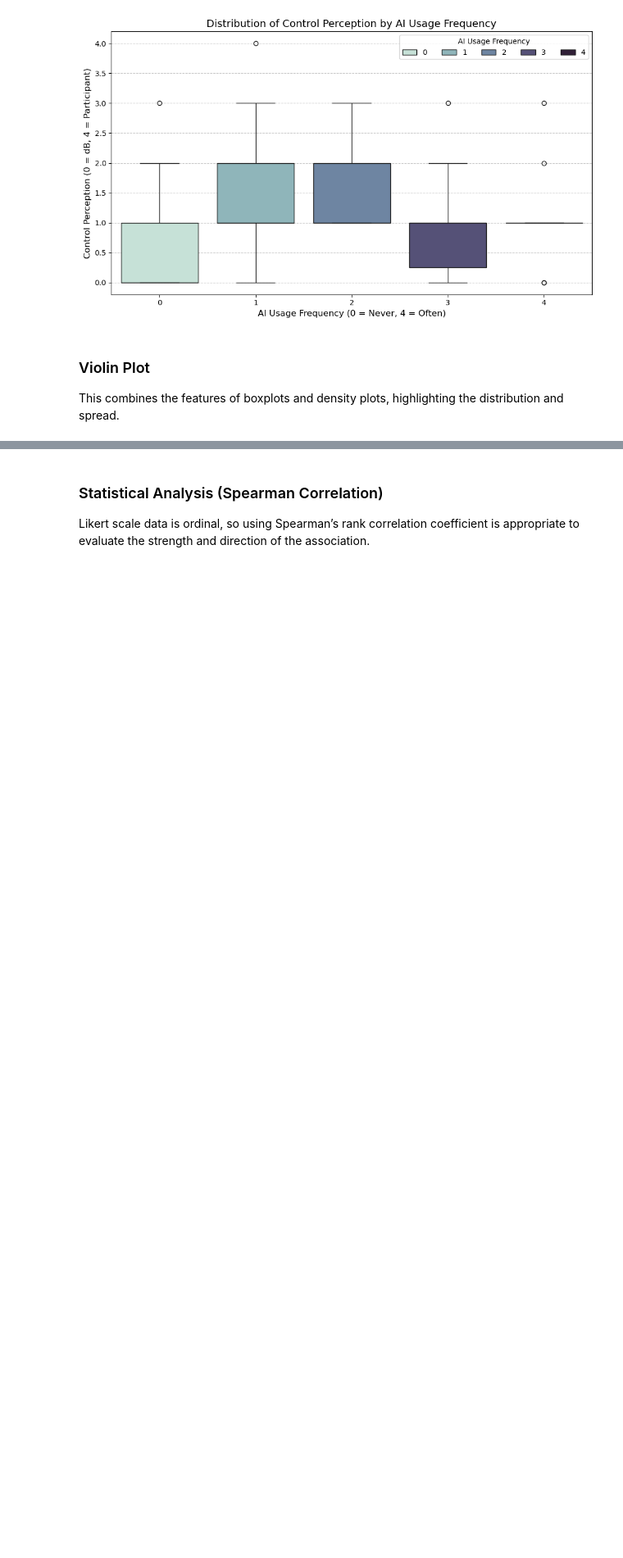
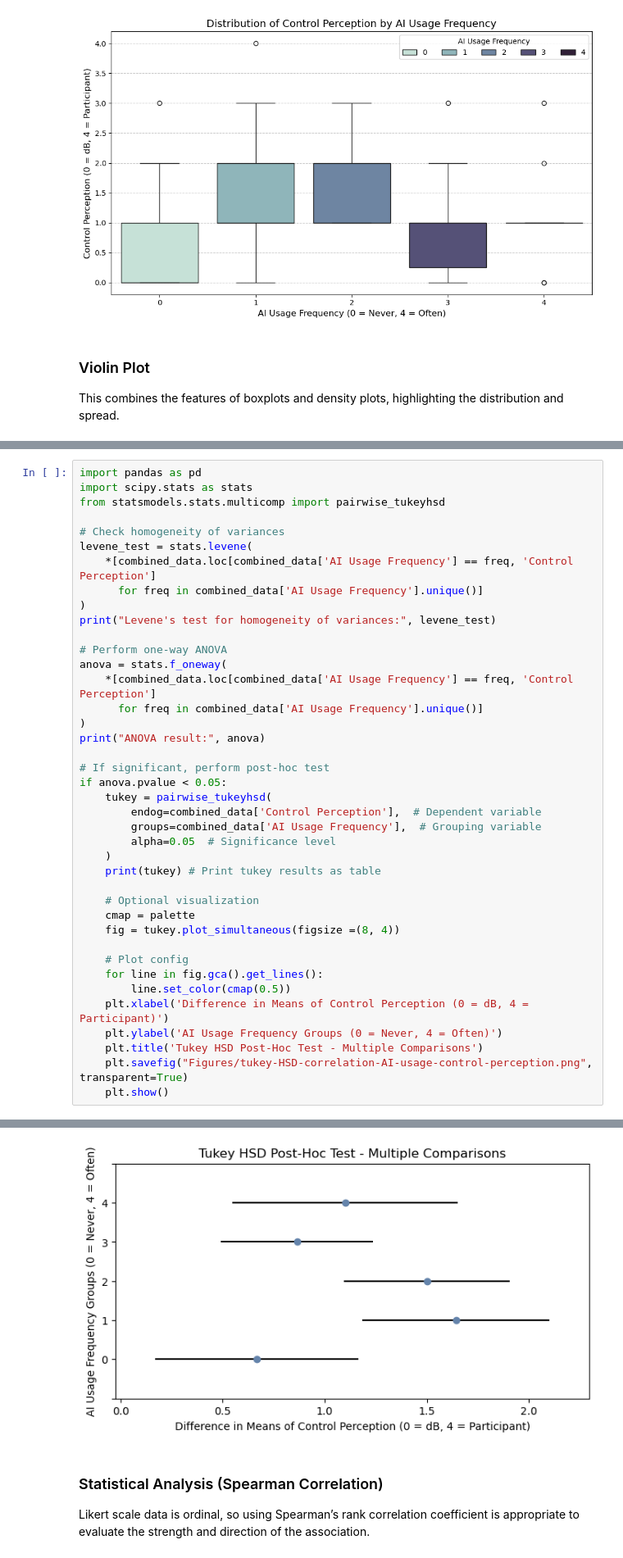
Before and after one commit to Elmir-Zeynalov/User-Studies, a Jupyter notebook: User-Studies.ipynb, the cells around one changed output, grey strips where cells are left out. Shown: that part at 82% size. Saved outputs shown, nothing was run; the diff lists cells and outputs as text; blank space fills up the shorter version.

Commit message:
anova, post-hoc

```diff
--- a/User-Studies.ipynb
+++ b/User-Studies.ipynb
@@ -339,0 +346,41 @@ plt.show()
+# %%
+import pandas as pd
+import scipy.stats as stats
+from statsmodels.stats.multicomp import pairwise_tukeyhsd
+
+# Check homogeneity of variances
+levene_test = stats.levene(
+    *[combined_data.loc[combined_data['AI Usage Frequency'] == freq, 'Control Perception']
+      for freq in combined_data['AI Usage Frequency'].unique()]
+)
+print("Levene's test for homogeneity of variances:", levene_test)
+
+# Perform one-way ANOVA
+anova = stats.f_oneway(
+    *[combined_data.loc[combined_data['AI Usage Frequency'] == freq, 'Control Perception']
+      for freq in combined_data['AI Usage Frequency'].unique()]
+)
+print("ANOVA result:", anova)
+
+# If significant, perform post-hoc test
+if anova.pvalue < 0.05:
+    tukey = pairwise_tukeyhsd(
+        endog=combined_data['Control Perception'],  # Dependent variable
+        groups=combined_data['AI Usage Frequency'],  # Grouping variable
+        alpha=0.05  # Significance level
+    )
+    print(tukey) # Print tukey results as table
+
+    # Optional visualization
+    cmap = palette
+    fig = tukey.plot_simultaneous(figsize =(8, 4))
+
+    # Plot config
+    for line in fig.gca().get_lines():
+        line.set_color(cmap(0.5))
+    plt.xlabel('Difference in Means of Control Perception (0 = dB, 4 = Participant)')
+    plt.ylabel('AI Usage Frequency Groups (0 = Never, 4 = Often)')
+    plt.title('Tukey HSD Post-Hoc Test - Multiple Comparisons')
+    plt.savefig("Figures/tukey-HSD-correlation-AI-usage-control-perception.png", transparent=True)
+    plt.show()
+# %% [output]
@@ -340,3 +404,4 @@ plt.show()
+[figure, added]
 # %% [markdown]
 ### Statistical Analysis (Spearman Correlation)
 Likert scale data is ordinal, so using Spearman’s rank correlation coefficient is appropriate to evaluate the strength and direction of the association.
```
Also changed, not shown: parts of 4 cells of this notebook, 2 other files.
